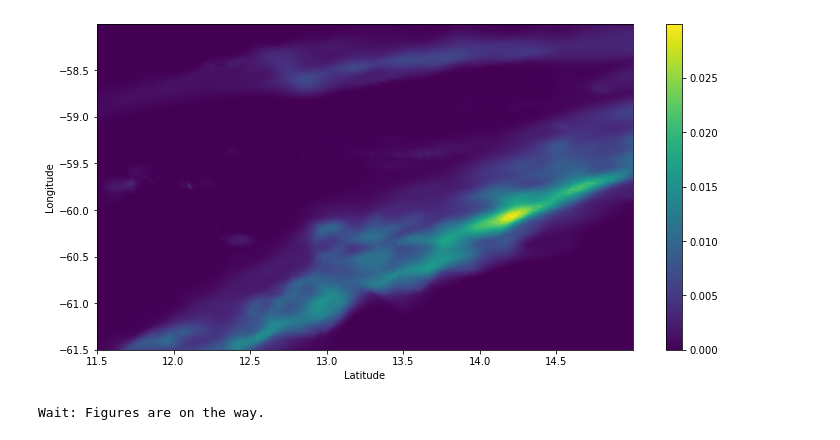
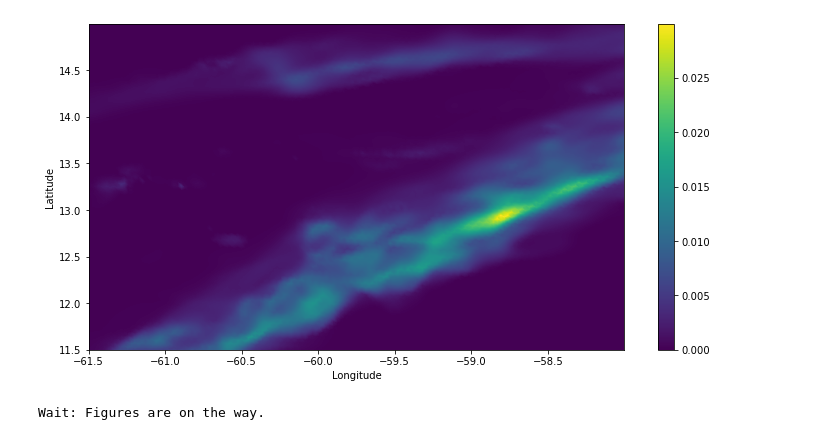
Before and after one commit to pankajkarman/ARTist, a Jupyter notebook: example.ipynb, the cells around one changed output. Cells and saved outputs as stored; diff of their text form; code cells hidden in the pictures.

```diff
--- a/example.ipynb
+++ b/example.ipynb
@@ -31,10 +31,10 @@ dz = ds.icon.dz
 varM = tracer_load(sel_plume(ds.ash_mixed_acc, 0.01), ds.rho, dz) + tracer_load(sel_plume(ds.ash_mixed_coa, 1), ds.rho, dz)
 varM = varM*10**(-6)
 # %%
-varM.geo.regrid(g, lon_vec, lat_vec, method='linear').plot(figsize=(12, 6))
+varM.icon.regrid(gridfile, lon_vec, lat_vec, method='linear').plot(figsize=(12, 6))
 plt.show()
 # %% [output]
-[figure, old version]
+[figure, new version]
 # %%
 varM.viz.plot()
 # %% [output]
```
Also changed, not shown: 5 other files.
